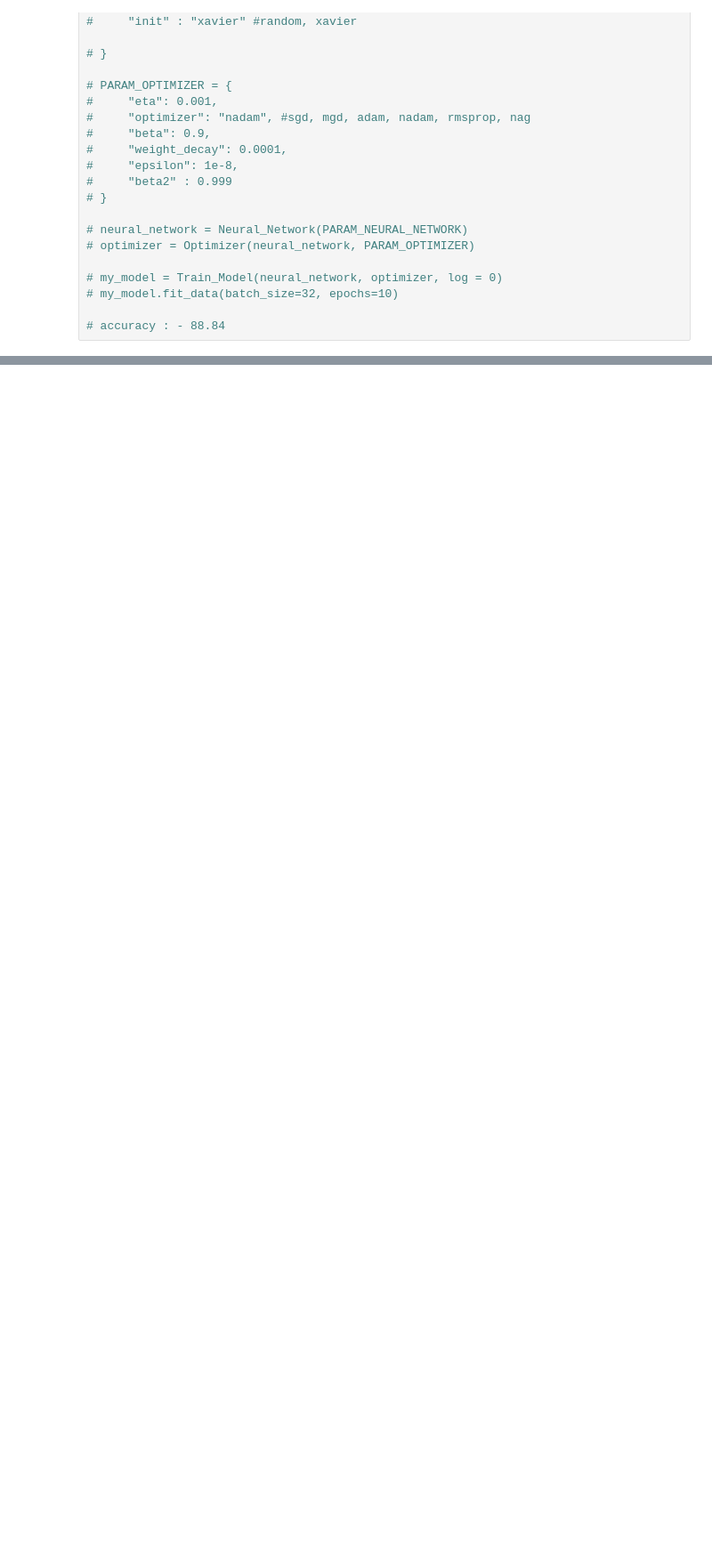
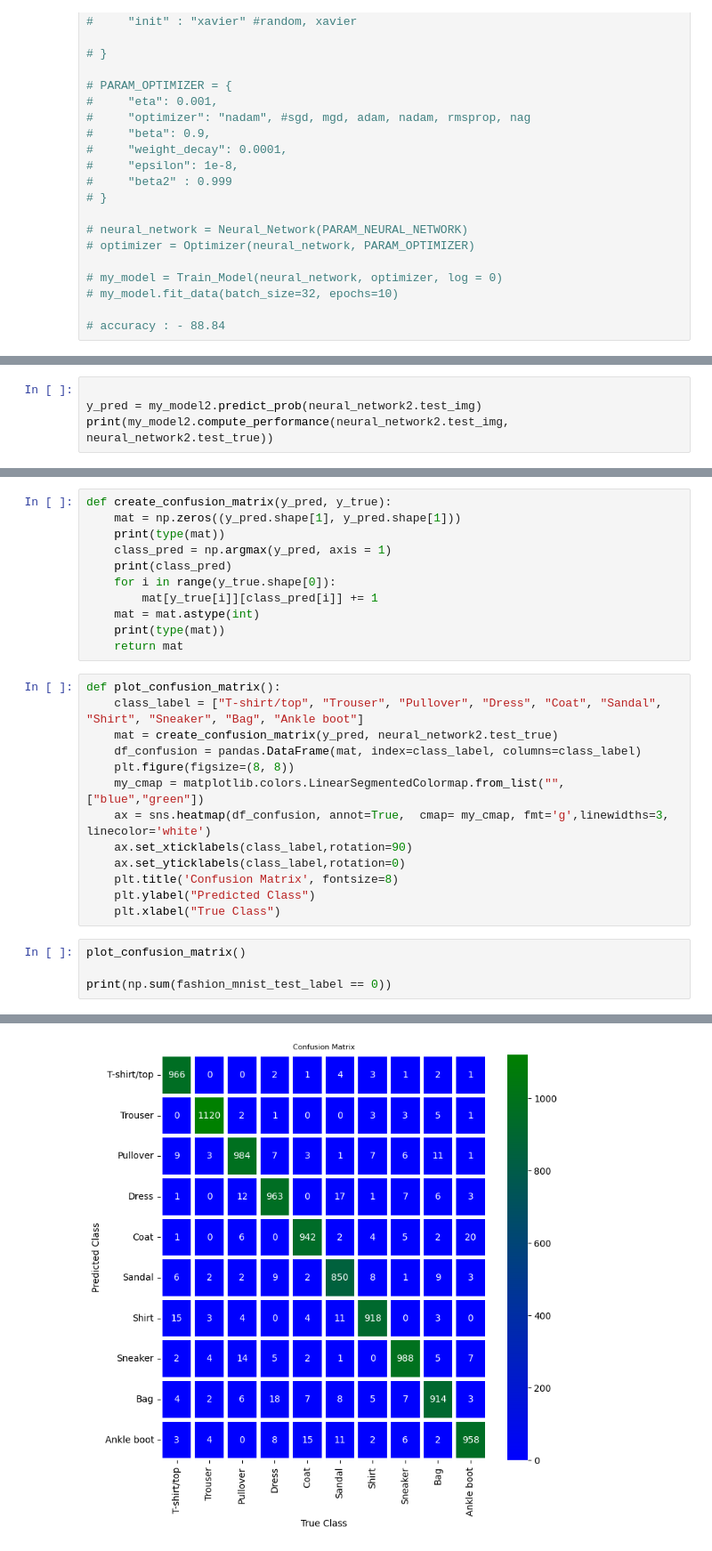
Before and after one commit to harshgupta1806/Feed-Forward-Neural-Network, a Jupyter notebook: DL_Assignment1_Final.ipynb, the cells around one changed output, grey strips where cells are left out. Shown at 89% size. Saved outputs shown, nothing was run; the diff lists cells and outputs as text; blank space fills up the shorter version.

```diff
--- a/DL_Assignment1_Final.ipynb
+++ b/DL_Assignment1_Final.ipynb
@@ -975,0 +1052,4 @@ Run summary:
+# %%
+
+y_pred = my_model2.predict_prob(neural_network2.test_img)
+print(my_model2.compute_performance(neural_network2.test_img, neural_network2.test_true))
@@ -975,0 +1058,29 @@ Run summary:
+# %%
+def create_confusion_matrix(y_pred, y_true):
+    mat = np.zeros((y_pred.shape[1], y_pred.shape[1]))
+    print(type(mat))
+    class_pred = np.argmax(y_pred, axis = 1)
+    print(class_pred)
+    for i in range(y_true.shape[0]):
+        mat[y_true[i]][class_pred[i]] += 1
+    mat = mat.astype(int)
+    print(type(mat))
+    return mat
+# %%
+def plot_confusion_matrix():
+    class_label = ["T-shirt/top", "Trouser", "Pullover", "Dress", "Coat", "Sandal", "Shirt", "Sneaker", "Bag", "Ankle boot"]
+    mat = create_confusion_matrix(y_pred, neural_network2.test_true)
+    df_confusion = pandas.DataFrame(mat, index=class_label, columns=class_label)
+    plt.figure(figsize=(8, 8))
+    my_cmap = matplotlib.colors.LinearSegmentedColormap.from_list("", ["blue","green"])
+    ax = sns.heatmap(df_confusion, annot=True,  cmap= my_cmap, fmt='g',linewidths=3, linecolor='white')
+    ax.set_xticklabels(class_label,rotation=90)
+    ax.set_yticklabels(class_label,rotation=0)
+    plt.title('Confusion Matrix', fontsize=8)
+    plt.ylabel("Predicted Class")
+    plt.xlabel("True Class")
+# %%
+plot_confusion_matrix()
+
+print(np.sum(fashion_mnist_test_label == 0))
+# %% [output]
@@ -975,0 +1091 @@ Run summary:
+[figure, added]
```
Also changed, not shown: parts of 23 cells of this notebook, 18 other files.
